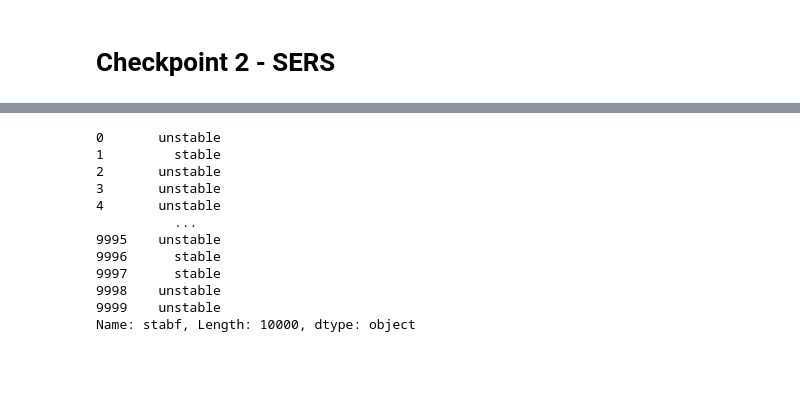
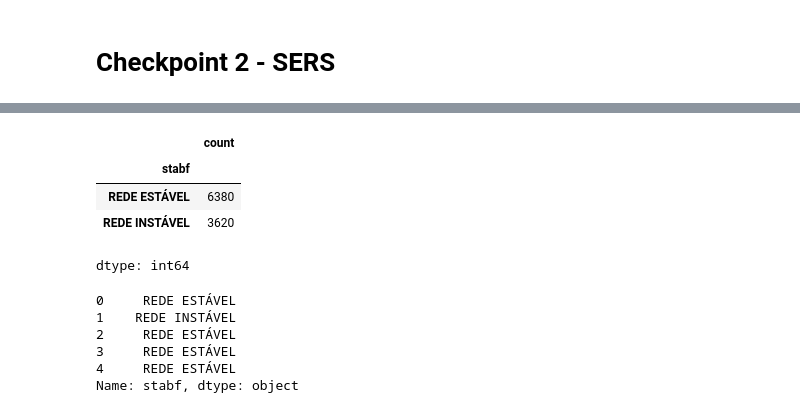
Before and after one commit to luquetabertolini/Checkpoint_2-SERS, a Jupyter notebook: cp2_2sem_SERS.ipynb, the cells around one changed output, grey strips where cells are left out. Drawn from its saved outputs; the diff is of its cells as text; code cells hidden in the pictures; blank space fills up the shorter version.

```diff
--- a/cp2_2sem_SERS.ipynb
+++ b/cp2_2sem_SERS.ipynb
@@ -16,0 +75,3 @@ df.head()
+# %%
+# Renomeando as labels
+df['stabf'] = df['stabf'].replace({'stable': 'REDE INSTÁVEL', 'unstable': 'REDE ESTÁVEL'})
@@ -17,18 +83,21 @@ df.head()
+# %%
+# Quantos registros temos em cada classe?
+df['stabf'].value_counts()
+# %% [output]
+|  | count |
+| stabf |  |
+| REDE ESTÁVEL | 6380 |
+| REDE INSTÁVEL | 3620 |
+dtype: int64
 # %%
-# Criar uma variável chamada "y", com os dados da coluna 'stabf'
+# Criar uma variável chamada "y" com os dados da coluna 'stabf'
 
 y = df['stabf']
-print(y)
+print(y.head())
 # %% [output]
-0       unstable
-1         stable
-2       unstable
-3       unstable
-4       unstable
-          ...
-9995    unstable
-9996      stable
-9997      stable
-9998    unstable
-9999    unstable
-Name: stabf, Length: 10000, dtype: object
+0     REDE ESTÁVEL
+1    REDE INSTÁVEL
+2     REDE ESTÁVEL
+3     REDE ESTÁVEL
+4     REDE ESTÁVEL
+Name: stabf, dtype: object
```
Also changed, not shown: parts of 14 cells of this notebook.
